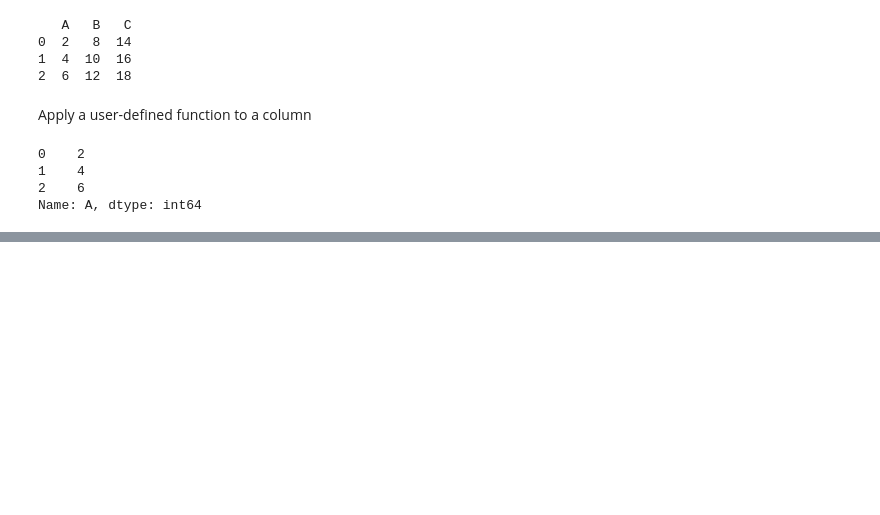
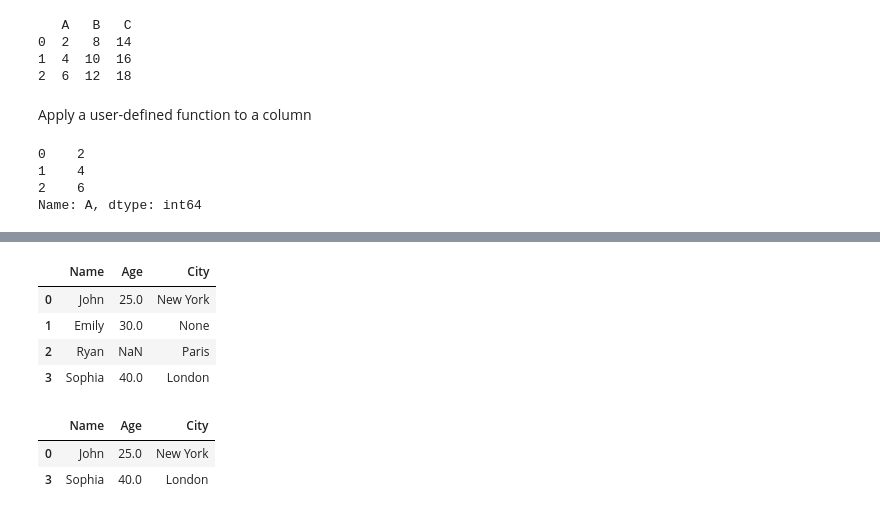
Before and after one commit to bhargav23/AI, a Jupyter notebook: Lab/APPLAB.ipynb, the cells around one changed output, grey strips where cells are left out. Drawn from its saved outputs; the diff is of its cells as text; code cells hidden in the pictures; blank space fills up the shorter version.

```diff
--- a/Lab/APPLAB.ipynb
+++ b/Lab/APPLAB.ipynb
@@ -600,0 +906,21 @@ Name: A, dtype: int64
+# %%
+# Creating a sample DataFrame with NA values
+data = {'Name': ['John', 'Emily', 'Ryan', 'Sophia'],
+        'Age': [25, 30, None, 40],
+        'City': ['New York', None, 'Paris', 'London']}
+df = pd.DataFrame(data)
+display(df)
+# %% [output]
+|  | Name | Age | City |
+| 0 | John | 25.0 | New York |
+| 1 | Emily | 30.0 | None |
+| 2 | Ryan | NaN | Paris |
+| 3 | Sophia | 40.0 | London |
+# %%
+# Drop rows with NA values
+df_dropped_rows = df.dropna(axis=0)
+display(df_dropped_rows)
+# %% [output]
+|  | Name | Age | City |
+| 0 | John | 25.0 | New York |
+| 3 | Sophia | 40.0 | London |
```
Also changed, not shown: parts of 52 cells of this notebook.
